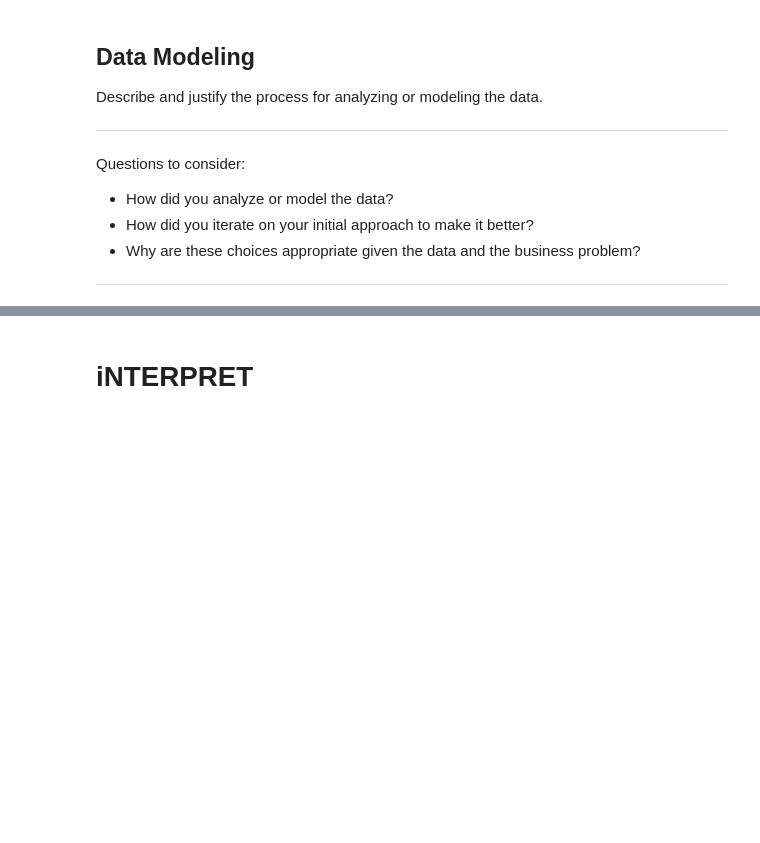
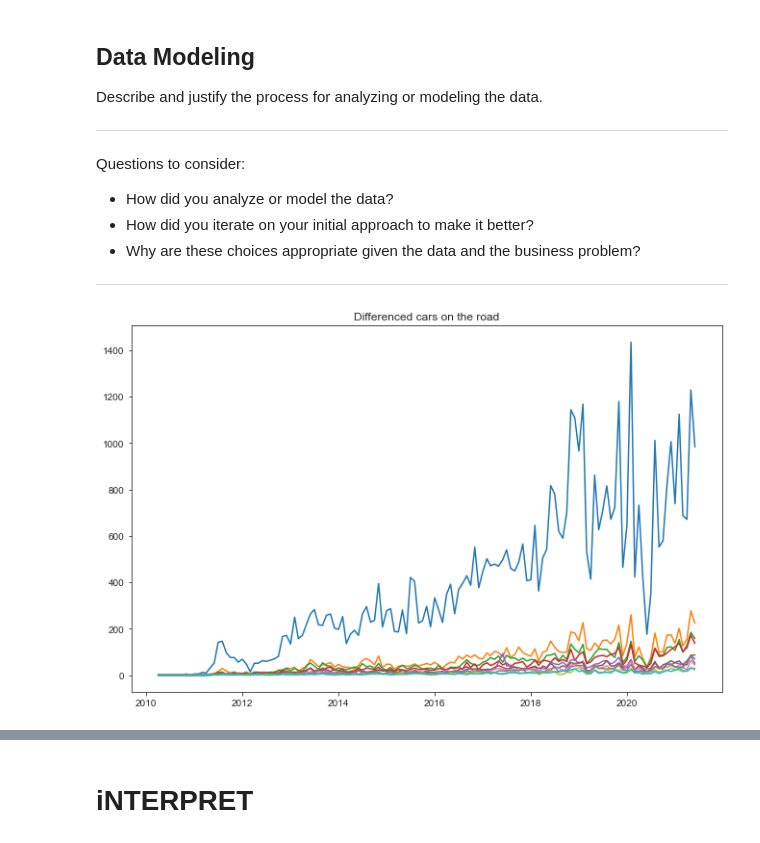
Before and after one commit to ebtezcan/EV-Charger-Prediction, a Jupyter notebook: index_OSEMN_plus_mvp-Copy1.ipynb, the cells around one changed output, grey strips where cells are left out. Saved outputs shown, nothing was run; the diff lists cells and outputs as text; code cells hidden in the pictures; blank space fills up the shorter version.

```diff
--- a/index_OSEMN_plus_mvp-Copy1.ipynb
+++ b/index_OSEMN_plus_mvp-Copy1.ipynb
@@ -883,0 +920,8 @@ Questions to consider:
+# %%
+data_diff = df_cumsum.diff(periods=1)
+fig = plt.figure(figsize=(11,7))
+plt.plot(data_diff)
+plt.title('Differenced cars on the road')
+plt.show(block=False)
+# %% [output]
+[figure, added]
```
Also changed, not shown: parts of 24 cells of this notebook.
